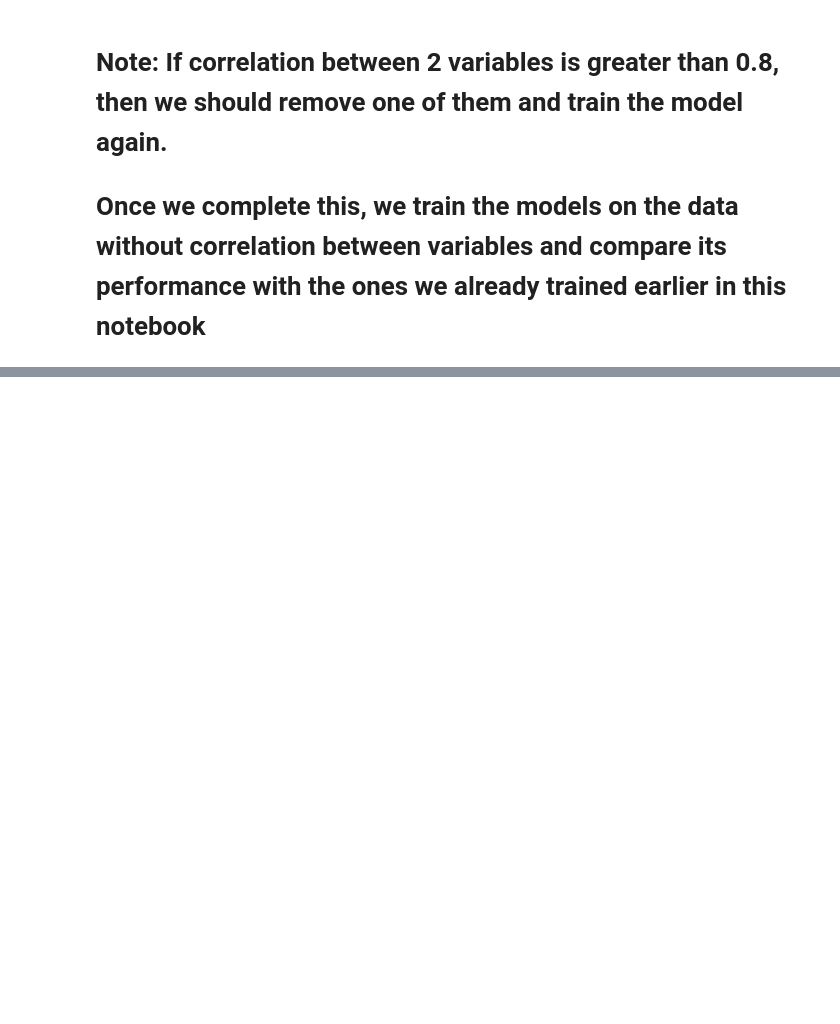
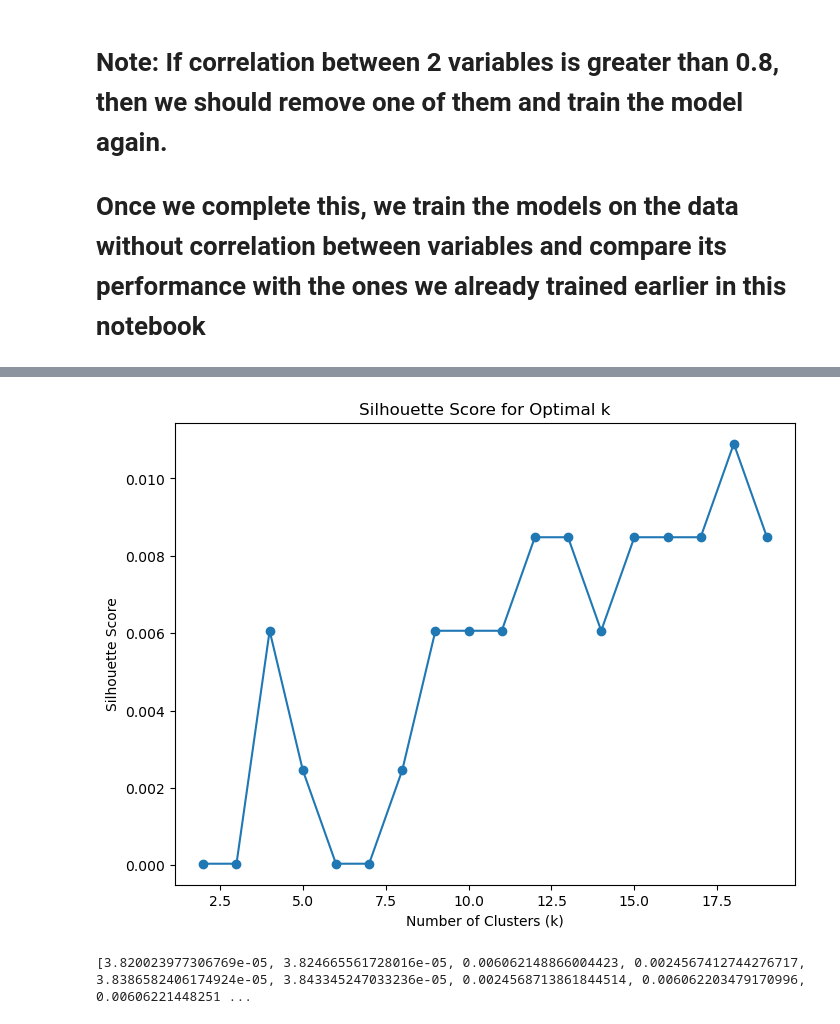
Before and after one commit to SophieCurinier/LOG6309E_group_assign, a Jupyter notebook: machine_learning_BGL.ipynb, the cells around one changed output, grey strips where cells are left out. Saved outputs shown, nothing was run; the diff lists cells and outputs as text; code cells hidden in the pictures; blank space fills up the shorter version.

```diff
--- a/machine_learning_BGL.ipynb
+++ b/machine_learning_BGL.ipynb
@@ -575,0 +609,24 @@ print(vif)
+# %%
+from sklearn.cluster import KMeans
+from sklearn.metrics import silhouette_score
+
+silhouette_scores = []
+k_range = range(2, 20)  # You can adjust the range as needed
+
+for k in k_range:
+    kmeans = KMeans(n_clusters=k)
+    kmeans.fit(df_encoded)
+    labels = kmeans.labels_
+    silhouette_avg = silhouette_score(df_encoded, labels)
+    silhouette_scores.append(silhouette_avg)
+
+# Plot the silhouette scores
+plt.figure(figsize=(8, 6))
+plt.plot(k_range, silhouette_scores, marker='o')
+plt.xlabel('Number of Clusters (k)')
+plt.ylabel('Silhouette Score')
+plt.title('Silhouette Score for Optimal k')
+plt.show()
+# %% [output]
+[figure, added]
+[3.820023977306769e-05, 3.824665561728016e-05, 0.006062148866004423, 0.0024567412744276717, 3.8386582406174924e-05, 3.843345247033236e-05, 0.0024568713861844514, 0.006062203479170996, 0.00606221448251 ...
```
Also changed, not shown: parts of 19 cells of this notebook.
